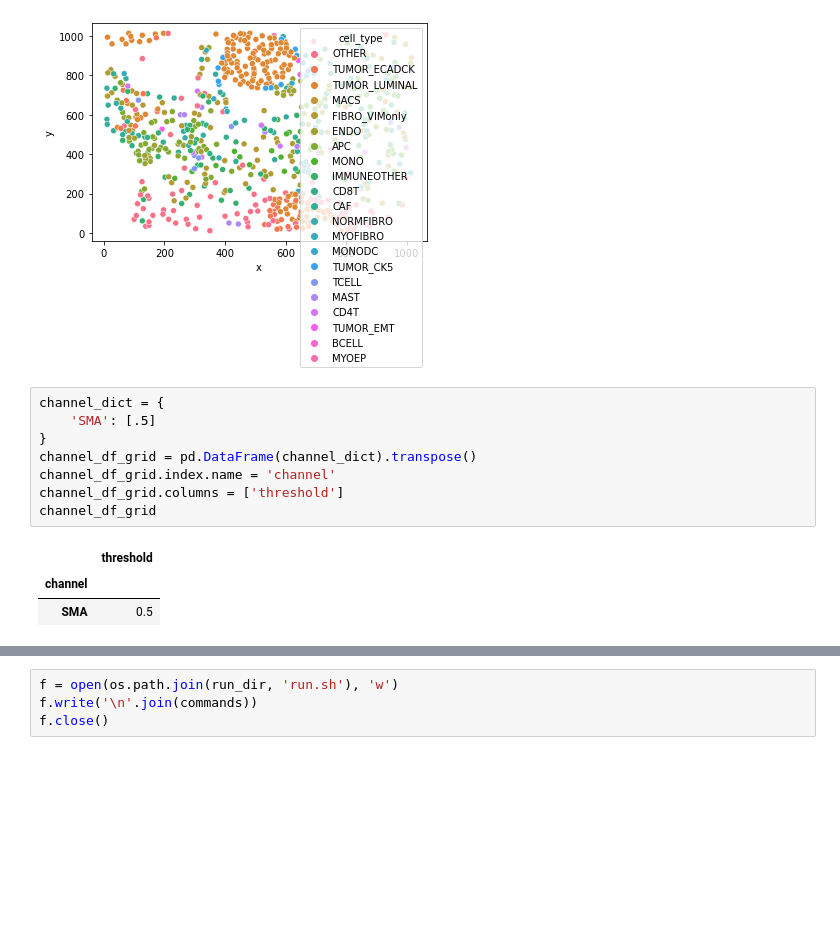
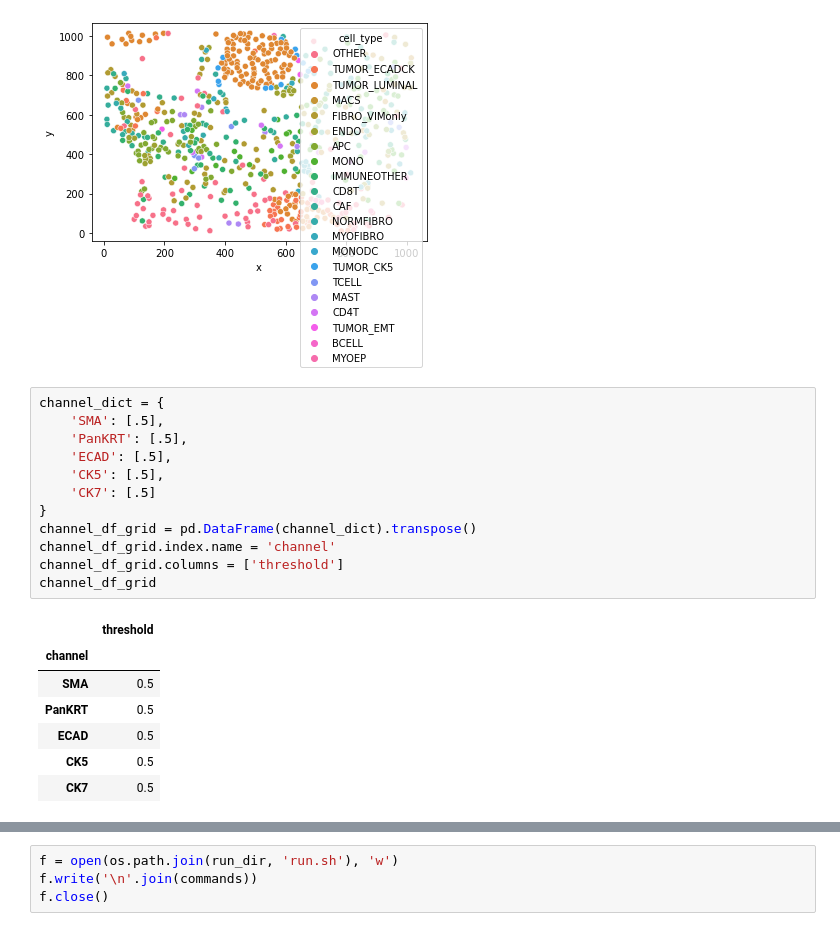
Before and after one commit to estorrs/multiplex-imaging-pipeline, a Jupyter notebook: notebooks/prepare_region_metric_inputs.ipynb, the cells around one changed output, grey strips where cells are left out. Cells and saved outputs as stored; diff of their text form; blank space fills up the shorter version.

```diff
--- a/notebooks/prepare_region_metric_inputs.ipynb
+++ b/notebooks/prepare_region_metric_inputs.ipynb
@@ -334,16 +343,24 @@ sns.scatterplot(data=df, x='x', y='y', hue='cell_type')
 [figure]
 # %%
 channel_dict = {
-    'SMA': [.5]
+    'SMA': [.5],
+    'PanKRT': [.5],
+    'ECAD': [.5],
+    'CK5': [.5],
+    'CK7': [.5]
 }
 channel_df_grid = pd.DataFrame(channel_dict).transpose()
 channel_df_grid.index.name = 'channel'
 channel_df_grid.columns = ['threshold']
 channel_df_grid
 # %% [output]
 |  | threshold |
 | channel |  |
 | SMA | 0.5 |
+| PanKRT | 0.5 |
+| ECAD | 0.5 |
+| CK5 | 0.5 |
+| CK7 | 0.5 |
 # %%
 channel_dict = {
     'SMA': [.5],
```
Also changed, not shown: parts of 11 cells of this notebook, 4 other files.
